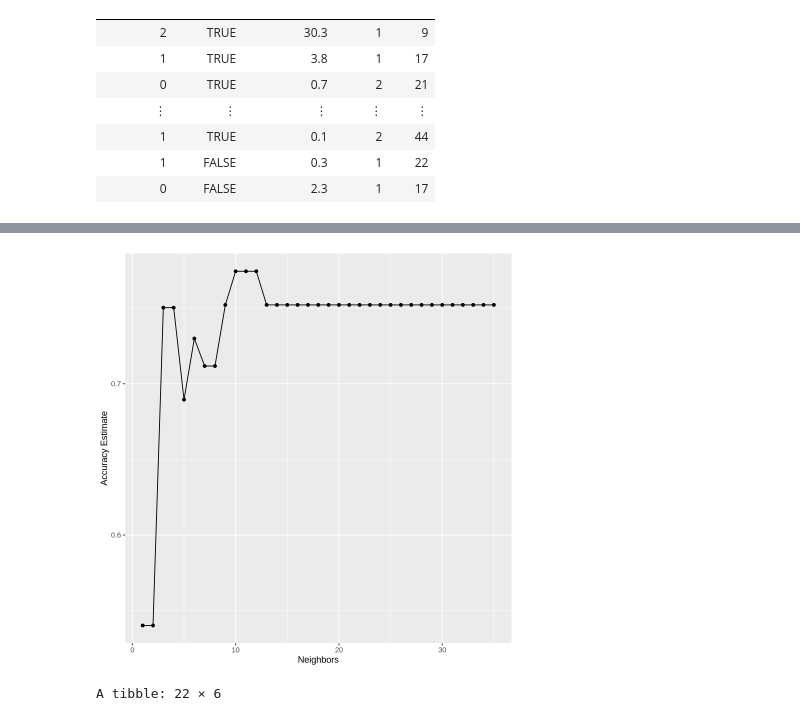
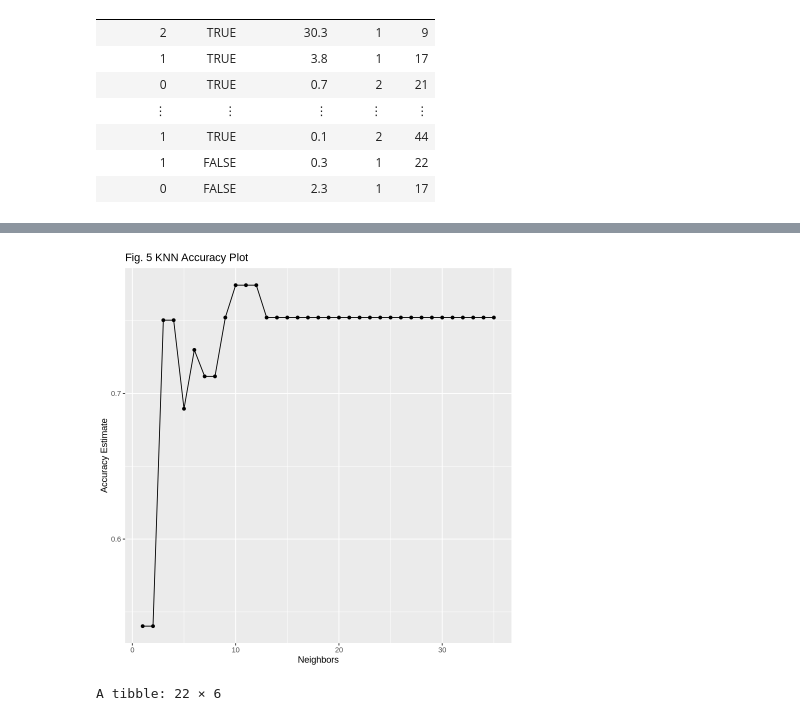
Before and after one commit to HarryLiang-CS/PLAIcraft-Player-Analytics, a Jupyter notebook: Group Project.ipynb, the cells around one changed output, grey strips where cells are left out. Cells and saved outputs as stored; diff of their text form; code cells hidden in the pictures.

```diff
--- a/Group Project.ipynb
+++ b/Group Project.ipynb
@@ -303,16 +307,17 @@ There were issues with some computations   A: x1   B: x1   C: x3
 [1] 10
 # %%
 set.seed(2026)
-#Plot the accuracy versus K to prove the best K
+#Plot the accuracy versus K to choose the best K
 cross_val_plot <- metrics |>
     filter(.metric == "accuracy") |>
     ggplot(aes(x = neighbors, y = mean)) +
     geom_point() +
     geom_line() +
-    labs(x = "Neighbors", y = "Accuracy Estimate")
+    labs(x = "Neighbors", y = "Accuracy Estimate") +
+    ggtitle( "Fig. 5 KNN Accuracy Plot")
 cross_val_plot
 # %% [output]
-[figure, old version]
+[figure, new version]
 # %%
 #Create the model for the best K
 knn_spec_best_K <- nearest_neighbor(weight_func = "rectangular", neighbors = 10) |>
```
Also changed, not shown: parts of 9 cells of this notebook.
